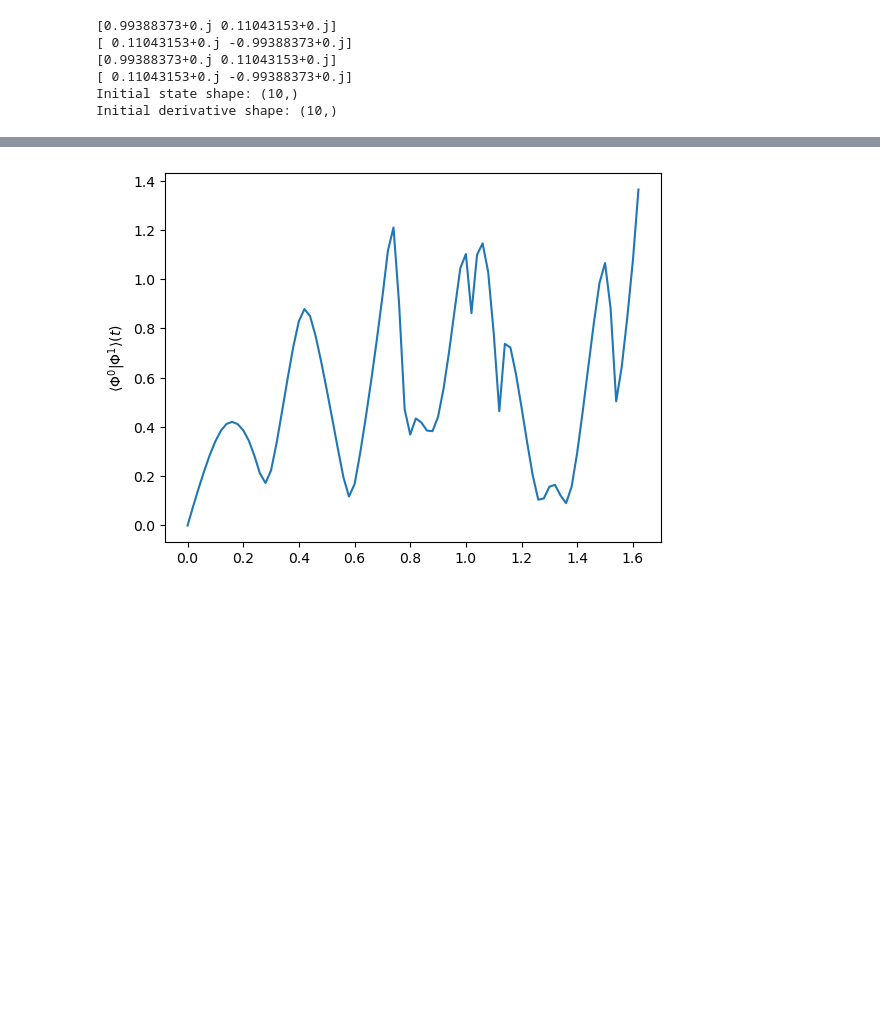
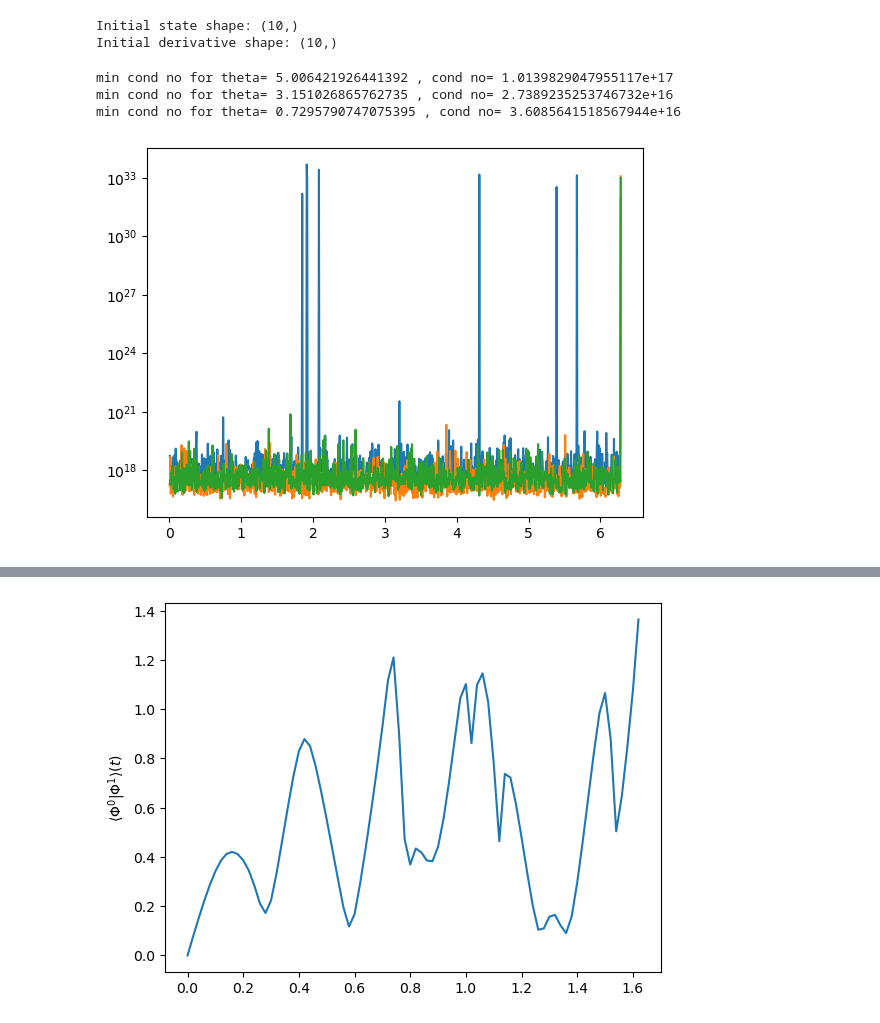
Before and after one commit to annabirke/Honours_entangle_magic, a Jupyter notebook: 2_slater_1August.ipynb, the cells around one changed output, grey strips where cells are left out. Cells and saved outputs as stored; diff of their text form; code cells hidden in the pictures; blank space fills up the shorter version.

```diff
--- a/2_slater_1August.ipynb
+++ b/2_slater_1August.ipynb
@@ -487,48 +284,94 @@ def coupled_rhs(t,y,H,N):
 # %%
 # initial conditions
-f0 = np.array([0.8,0.2])
+f0 = np.array([0.2,1j*0.8])
 f0 /= np.linalg.norm(f0)
 
-psi0 = np.zeros((N, 2, 2), dtype=complex)
-
+psi0 = np.zeros((N, P, 2), dtype=complex)
 # start both particles in the same state:
-for particle in range(2):
+for particle in range(P):
+    # #slater0:
+    # psi0[0,particle,:] = np.array([0.6,0.4],dtype=complex)
+    # psi0[0,particle,:] /= np.linalg.norm(psi0[0,particle,:])
+    # print(psi0[0,particle,:])
+    # #slater1:
+    # psi0[1,particle,:] = np.array([0.4,-0.6],dtype=complex)
+    # psi0[1,particle,:] /= np.linalg.norm(psi0[1,particle,:])
+    # print(psi0[1,particle,:])
+    th=3
     #slater0:
-    psi0[0,particle,:] = np.array([0.9,0.1],dtype=complex)
+    psi0[0,particle,:] = np.array([np.cos(th),np.sin(th)],dtype=complex)
     psi0[0,particle,:] /= np.linalg.norm(psi0[0,particle,:])
-    print(psi0[0,particle,:])
     #slater1:
-    psi0[1,particle,:] = np.array([0.1,-0.9],dtype=complex)
+    psi0[1,particle,:] = np.array([np.sin(th),-np.cos(th)],dtype=complex)
     psi0[1,particle,:] /= np.linalg.norm(psi0[1,particle,:])
-    print(psi0[1,particle,:])
 
 y0 = np.concatenate(( f0, psi0.ravel() ))
 
+# matrix was singular for psi0[0,particle,:]=[0.8,0.2] and orthog for other one
 
 """
 Consistency checks for integration
 
 'assert' continues on if answer is True, or raises error if False
 """
-assert H.shape == (4, 4)
+assert Ham.shape == (2**N, 2**N)
 assert f0.shape == (N,)
-assert psi0.shape == (N, 2, 2)
-assert y0.shape == (N + 4 * N,)
+assert psi0.shape == (N, P, 2)
+assert y0.shape == (N + N*P*2,)
 
 # Evaluate the RHS once to catch indexing errors.
-test_derivative = coupled_rhs(t=0.0, y=y0, H=H, N=N)
+test_derivative = coupled(t=0.0, y=y0)
 assert test_derivative.shape == y0.shape
 assert np.all(np.isfinite(test_derivative))
 
 print("Initial state shape:", y0.shape)
 print("Initial derivative shape:", test_derivative.shape)
 # %% [output]
-[0.99388373+0.j 0.11043153+0.j]
-[ 0.11043153+0.j -0.99388373+0.j]
-[0.99388373+0.j 0.11043153+0.j]
-[ 0.11043153+0.j -0.99388373+0.j]
 Initial state shape: (10,)
 Initial derivative shape: (10,)
+# %%
+"""
+Seeing which initial conditions make the least shait matrix I_all-M_all
+"""
+
+def condition(th,f01,f02):
+    f0 = np.array([f01,f02])
+    f0 /= np.linalg.norm(f0)
+
+    psi0 = np.zeros((N, P, 2), dtype=complex)
+
+    # start both particles in the same state:
+    for particle in range(P):
+        #slater0:
+        psi0[0,particle,:] = np.array([np.cos(th),np.sin(th)],dtype=complex)
+        psi0[0,particle,:] /= np.linalg.norm(psi0[0,particle,:])
+        #slater1:
+        psi0[1,particle,:] = np.array([np.sin(th),-np.cos(th)],dtype=complex)
+        psi0[1,particle,:] /= np.linalg.norm(psi0[1,particle,:])
+
+    y0 = np.concatenate(( f0, psi0.ravel() ))
+    t=0.0
+    condition = conditionno(t,y0)
+    return condition
+
+# print(condition(1).type)
+
+for f01 in [0.9,0.5,0.2]:
+    f02=(1-f01)*1j
+    theta = np.linspace(0,2*np.pi,1000)
+    condno=[]
+    for th in theta:
+        condno.append(condition(th,f01,f02))
+    condno=np.array(condno)
+    print('min cond no for theta=',theta[np.argmin(condno)],', cond no=',condno[np.argmin(condno)])
+    plt.plot(theta,condno)
+plt.yscale('log')
+plt.show()
+# %% [output]
+min cond no for theta= 5.006421926441392 , cond no= 1.0139829047955117e+17
+min cond no for theta= 3.151026865762735 , cond no= 2.7389235253746732e+16
+min cond no for theta= 0.7295790747075395 , cond no= 3.6085641518567944e+16
+[figure, added]
 # %%
 # Numerical integration
 
```
Also changed, not shown: parts of 8 cells of this notebook, 1 other file.
